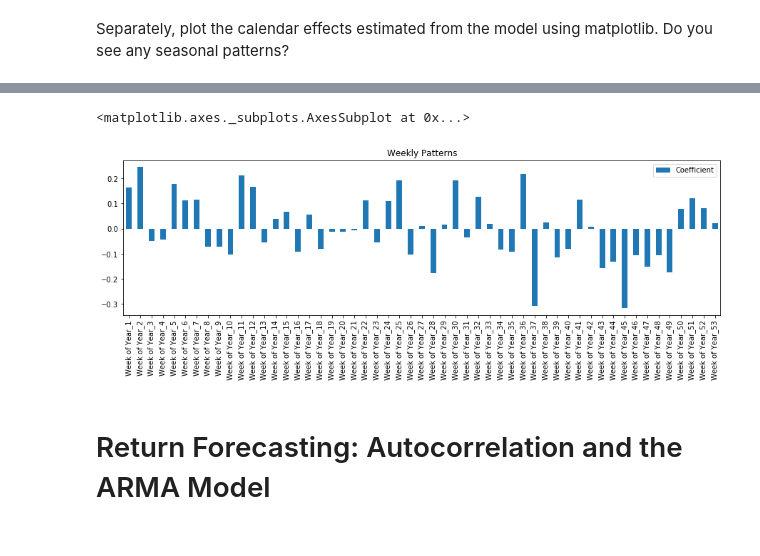
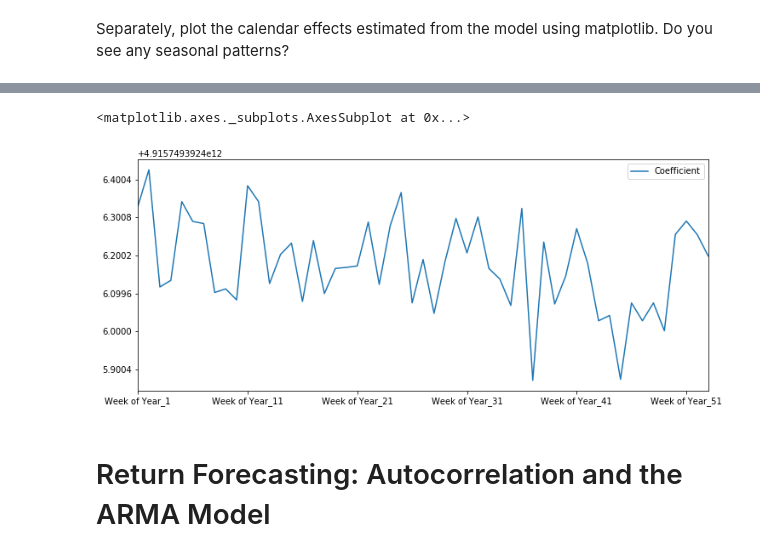
Before and after one commit to willwillis/python-ml-time-series-hw, a Jupyter notebook: time_series_analysis.ipynb, the cells around one changed output, grey strips where cells are left out. Drawn from its saved outputs; the diff is of its cells as text; code cells hidden in the pictures.

```diff
--- a/time_series_analysis.ipynb
+++ b/time_series_analysis.ipynb
@@ -174,6 +183,7 @@ X.head()
 X["Week of Year"] = X.index.weekofyear
 
 # Create a new categorical X dataframe, by using pd.get_dummies() on the seasonal column created just above:
-X_binary_encoded = pd.get_dummies(X,prefix="Week")
+#X_binary_encoded = pd.get_dummies(X,prefix="Week")
+X_binary_encoded = pd.get_dummies(X,columns=['Week of Year'], drop_first=True)
 X_binary_encoded.head()
 # %% [output]
@@ -276,9 +293,9 @@ results.head(10)
 # %%
 # Plot the results of the individual seasonal effects using pandas df.plot()
-# YOUR CODE HERE
+results.plot(figsize=(12,5))
 # %% [output]
 <matplotlib.axes._subplots.AxesSubplot at 0x...>
-[figure, old version]
+[figure, new version]
 # %% [markdown]
  # Return Forecasting: Autocorrelation and the ARMA Model
 # %% [markdown]
```
Also changed, not shown: parts of 11 cells of this notebook.
